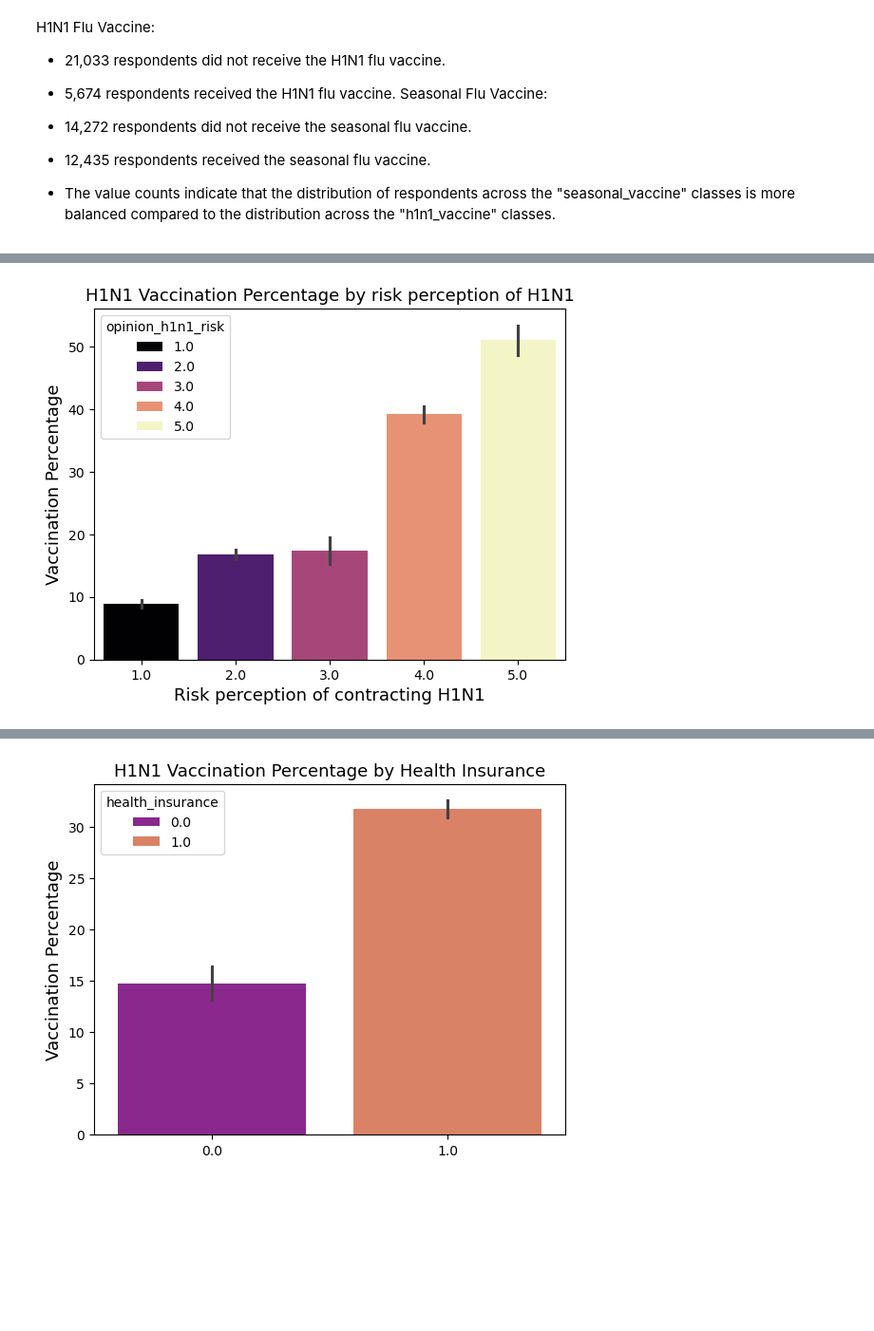
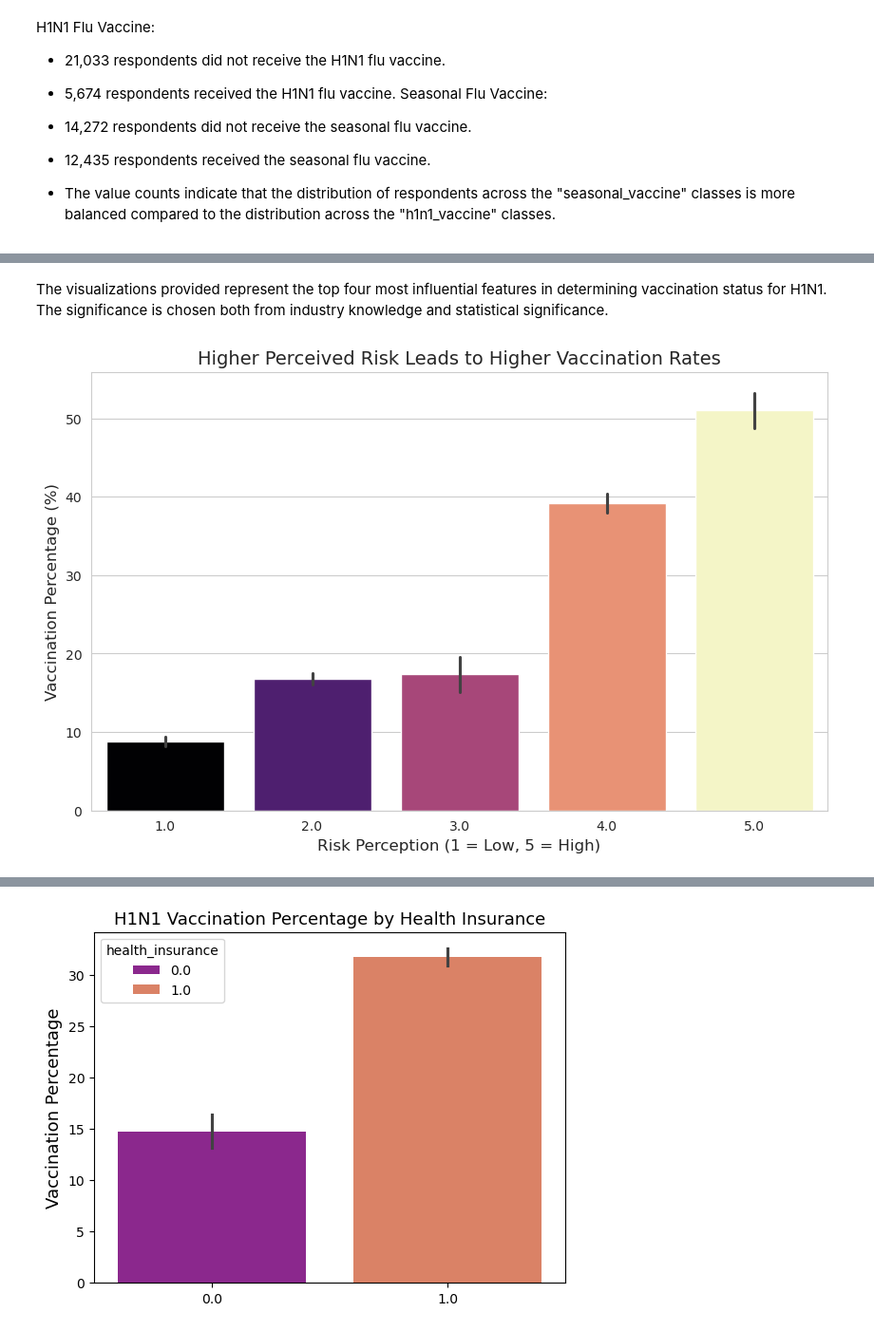
Before and after one commit to jaime8793/Phase_3_Project_DSA, a Jupyter notebook: H1N1_Vaccines.ipynb, the cells around one changed output, grey strips where cells are left out. Shown at 95% size. Saved outputs shown, nothing was run; the diff lists cells and outputs as text; code cells hidden in the pictures; blank space fills up the shorter version.

```diff
--- a/H1N1_Vaccines.ipynb
+++ b/H1N1_Vaccines.ipynb
@@ -169,17 +217,30 @@ df2 = df.copy()
+# %% [markdown]
+The visualizations provided represent the top four most influential features in determining vaccination status for H1N1.
+The significance is chosen both from industry knowledge and statistical significance.
 # %%
-# A risk graph is created to explore vaccine percentage depending on risk perception of H1N1
-ins = sns.barplot(x=df2['opinion_h1n1_risk'].dropna(), y=df2['h1n1_vaccine']*100, hue=df2['opinion_h1n1_risk'], palette='magma')
+import matplotlib.pyplot as plt
 
-# The x-axis label is set to describe the risk perception of contracting H1N1
-ins.set_xlabel('Risk perception of contracting H1N1', fontsize=13)
+plot_data = df2.dropna(subset=['opinion_h1n1_risk']).copy()
 
-# The y-axis label is set to describe the vaccination percentage
-ins.set_ylabel('Vaccination Percentage', fontsize=13)
+# 2. Setup the plot
+plt.figure(figsize=(10, 6))
 
-# The title of the graph is set to describe the relationship between H1N1 vaccination percentage and risk perception of H1N1
-ins.set_title('H1N1 Vaccination Percentage by risk perception of H1N1', fontsize=13)
+# 3. Create the barplot using the 'data' parameter
+ins = sns.barplot(
+    data=plot_data,
+    x='opinion_h1n1_risk',
+    y=plot_data['h1n1_vaccine'] * 100,
+    hue='opinion_h1n1_risk',
+    palette='magma',
+    legend=False
+)
+
+# 4. Labels and Title
+ins.set_xlabel('Risk Perception (1 = Low, 5 = High)', fontsize=12)
+ins.set_ylabel('Vaccination Percentage (%)', fontsize=12)
+ins.set_title('Higher Perceived Risk Leads to Higher Vaccination Rates', fontsize=14)
 
 plt.show()
 # %% [output]
-[figure, old version]
+[figure, new version]
 # %%
```
Also changed, not shown: parts of 30 cells of this notebook.
